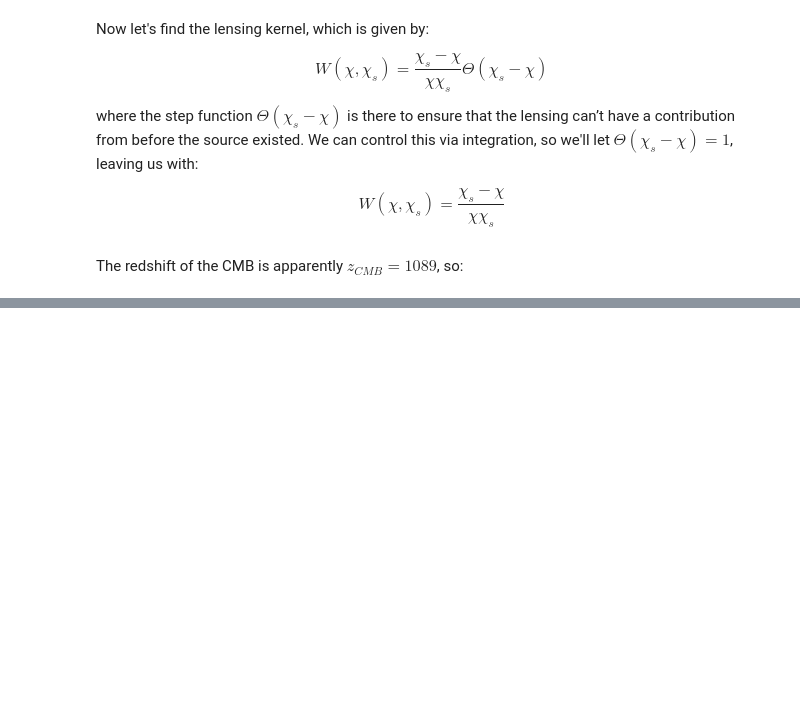
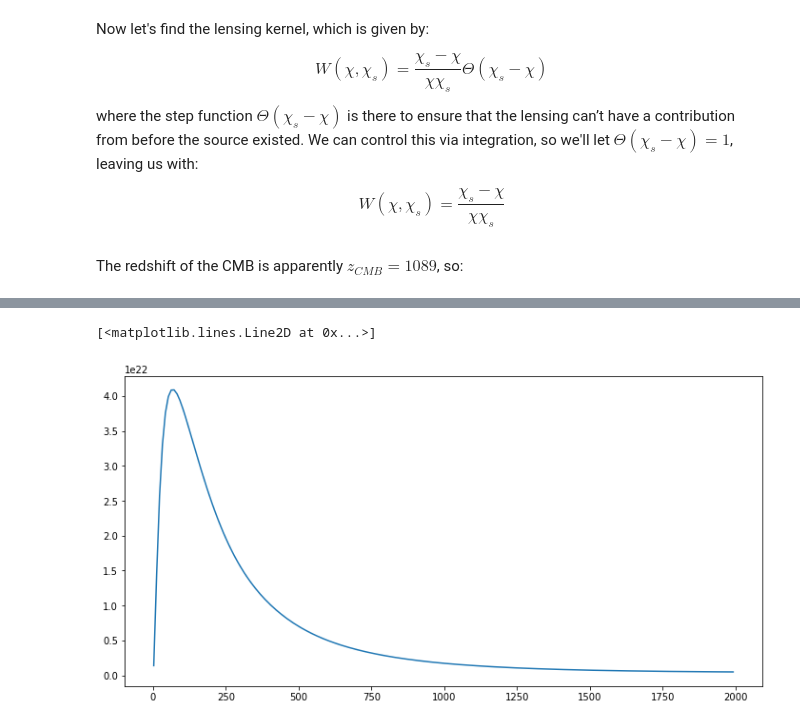
Before and after one commit to abarnea/Bispectrum, a Jupyter notebook: convergence_bispec.ipynb, the cells around one changed output, grey strips where cells are left out. Drawn from its saved outputs; the diff is of its cells as text; code cells hidden in the pictures; blank space fills up the shorter version.

Commit message:
Fixed up interpolation and k_scaling, need to focus on more factor conversions

```diff
--- a/convergence_bispec.ipynb
+++ b/convergence_bispec.ipynb
@@ -190,21 +206,15 @@ from scipy.integrate import quad
 # def integrand(integration_variable, b, c ,d ,e ,f)
 # romberg( integrand, 0, 1, args= (b,c,d,e,f))
 
-def compute_convergence_bispec(l1, l2, l3, lb=1, z_s=1089):
+def compute_convergence_bispec(l1, l2, l3, P_k, z_int, z_s, chi_s, lb):
     """
-    Compute convergence bispec. Will finish later.
+    Compute convergence bispec. Will finish docstring later.
     """
-    Omega_m = cosmo.Om(zmax) # this is dependent on z so also integral?
+    Omega_m = cosmo.Om0 # this is O_M,0
     H0 = cosmo.H0.value
 
-    coefficient = (3 * Omega_m * H0**2)/(2 * compute_scale_factor(zmax))
+    coefficient = ((3 * Omega_m * H0**2)/2)**3
 
-    lmax = max(l1, l2, l3)
-    kmax = lmax / lb
-    P_k = create_pk(zmax, kmax)
-    z_int = interp_chi_and_z(zmax)[1]
-
-    chi_s = z_int(z_s)
     bispec = quad(_convergence_integrand, lb, chi_s, args=(P_k, l1, l2, l3, z_int, chi_s))[0]
 
     return coefficient * bispec
@@ -220,4 +220,0 @@ def test_time():
-# %%
-l = 10
-
-bl = compute_convergence_bispec(l, l, l)
@@ -240,0 +229,23 @@ Next step:
+# %%
+def cumulative_convergence_bispec(lmax, lmin=1, nstep=1, lb=1, z_s=2):
+    """
+    Equilateral cumulative convergence bispec calculator.
+    """
+    kmax = lmax / lb
+    P_k = create_pk(z_s, kmax)
+    chi_int, z_int = interp_chi_and_z(z_s)
+    chi_s = chi_int(z_s)
+
+    # I can move coefficient computation here, but check question above
+    ells = np.arange(lmin, lmax, nstep)
+
+    Bls = np.zeros_like(ells, dtype=np.float64)
+    hs = np.zeros_like(ells, dtype=np.float64)
+    for i, l in enumerate(ells):
+        if bispec.check_valid_triangle(l, l, l):
+            hs[i] = np.sqrt(bispec.compute_bispec_norm_factor(l, l, l))
+            Bls[i] = compute_convergence_bispec(l, l, l, P_k, z_int, z_s, chi_s, lb)
+
+    return ells, hs, Bls
+# %%
+ells, hs, Bls = cumulative_convergence_bispec(2000, lmin=2, nstep=10)
@@ -240,0 +260,7 @@ Next step:
+# %%
+plt.figure(figsize=(12,6))
+bls = ells**2 * (1/hs) * Bls
+plt.plot(ells[np.isfinite(bls)], bls[np.isfinite(bls)])
+# %% [output]
+[<matplotlib.lines.Line2D at 0x...>]
+[figure, added]
```
Also changed, not shown: parts of 21 cells of this notebook, 2 other files.
